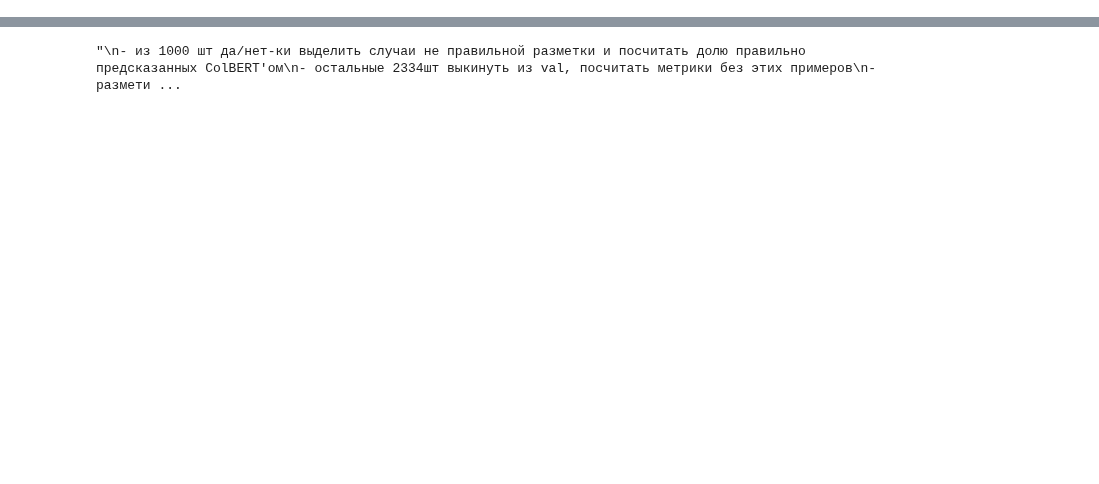
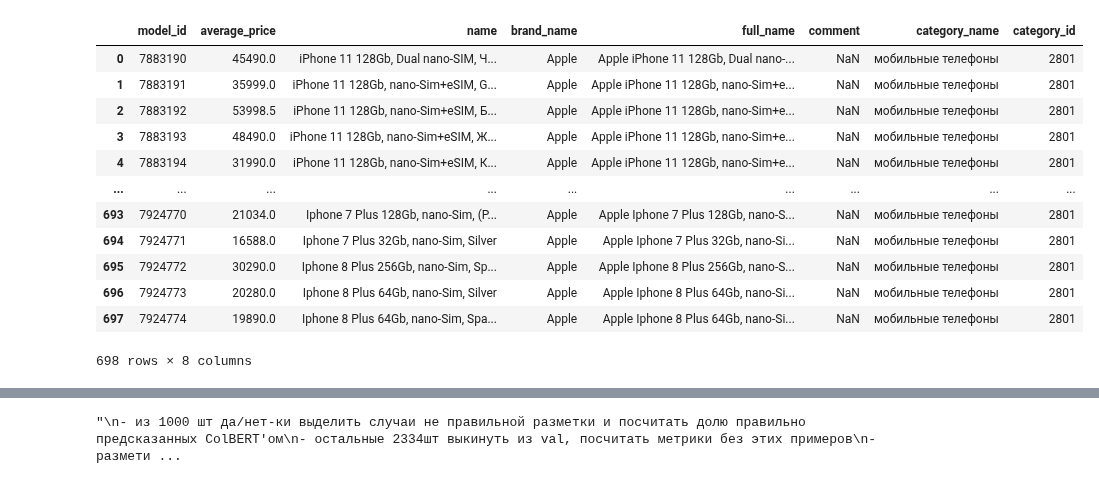
Before and after one commit to IgorSondors/ColBERT, a Jupyter notebook: EVAL/yes_no_data.ipynb, the cells around one changed output, grey strips where cells are left out. Cells and saved outputs as stored; diff of their text form; code cells hidden in the pictures; blank space fills up the shorter version.

```diff
--- a/EVAL/yes_no_data.ipynb
+++ b/EVAL/yes_no_data.ipynb
@@ -26,0 +28,16 @@ df_offers
+# %%
+df_models
+# %% [output]
+|  | model_id | average_price | name | brand_name | full_name | comment | category_name | category_id |
+| 0 | 7883190 | 45490.0 | iPhone 11 128Gb, Dual nano-SIM, Ч... | Apple | Apple iPhone 11 128Gb, Dual nano-... | NaN | мобильные телефоны | 2801 |
+| 1 | 7883191 | 35999.0 | iPhone 11 128Gb, nano-Sim+eSIM, G... | Apple | Apple iPhone 11 128Gb, nano-Sim+e... | NaN | мобильные телефоны | 2801 |
+| 2 | 7883192 | 53998.5 | iPhone 11 128Gb, nano-Sim+eSIM, Б... | Apple | Apple iPhone 11 128Gb, nano-Sim+e... | NaN | мобильные телефоны | 2801 |
+| 3 | 7883193 | 48490.0 | iPhone 11 128Gb, nano-Sim+eSIM, Ж... | Apple | Apple iPhone 11 128Gb, nano-Sim+e... | NaN | мобильные телефоны | 2801 |
+| 4 | 7883194 | 31990.0 | iPhone 11 128Gb, nano-Sim+eSIM, К... | Apple | Apple iPhone 11 128Gb, nano-Sim+e... | NaN | мобильные телефоны | 2801 |
+| ... | ... | ... | ... | ... | ... | ... | ... | ... |
+| 693 | 7924770 | 21034.0 | Iphone 7 Plus 128Gb, nano-Sim, (P... | Apple | Apple Iphone 7 Plus 128Gb, nano-S... | NaN | мобильные телефоны | 2801 |
+| 694 | 7924771 | 16588.0 | Iphone 7 Plus 32Gb, nano-Sim, Silver | Apple | Apple Iphone 7 Plus 32Gb, nano-Si... | NaN | мобильные телефоны | 2801 |
+| 695 | 7924772 | 30290.0 | Iphone 8 Plus 256Gb, nano-Sim, Sp... | Apple | Apple Iphone 8 Plus 256Gb, nano-S... | NaN | мобильные телефоны | 2801 |
+| 696 | 7924773 | 20280.0 | Iphone 8 Plus 64Gb, nano-Sim, Silver | Apple | Apple Iphone 8 Plus 64Gb, nano-Si... | NaN | мобильные телефоны | 2801 |
+| 697 | 7924774 | 19890.0 | Iphone 8 Plus 64Gb, nano-Sim, Spa... | Apple | Apple Iphone 8 Plus 64Gb, nano-Si... | NaN | мобильные телефоны | 2801 |
+698 rows × 8 columns
```
Also changed, not shown: parts of 7 cells of this notebook, 3 other files.
